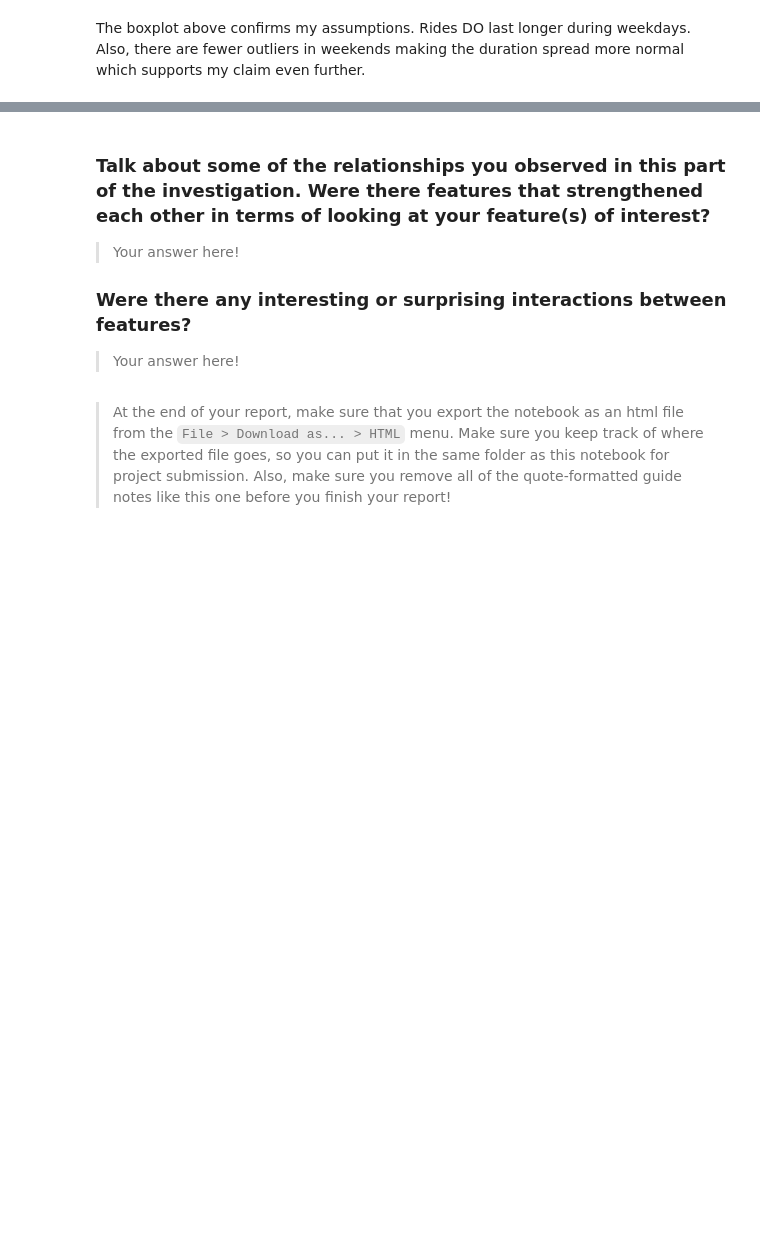
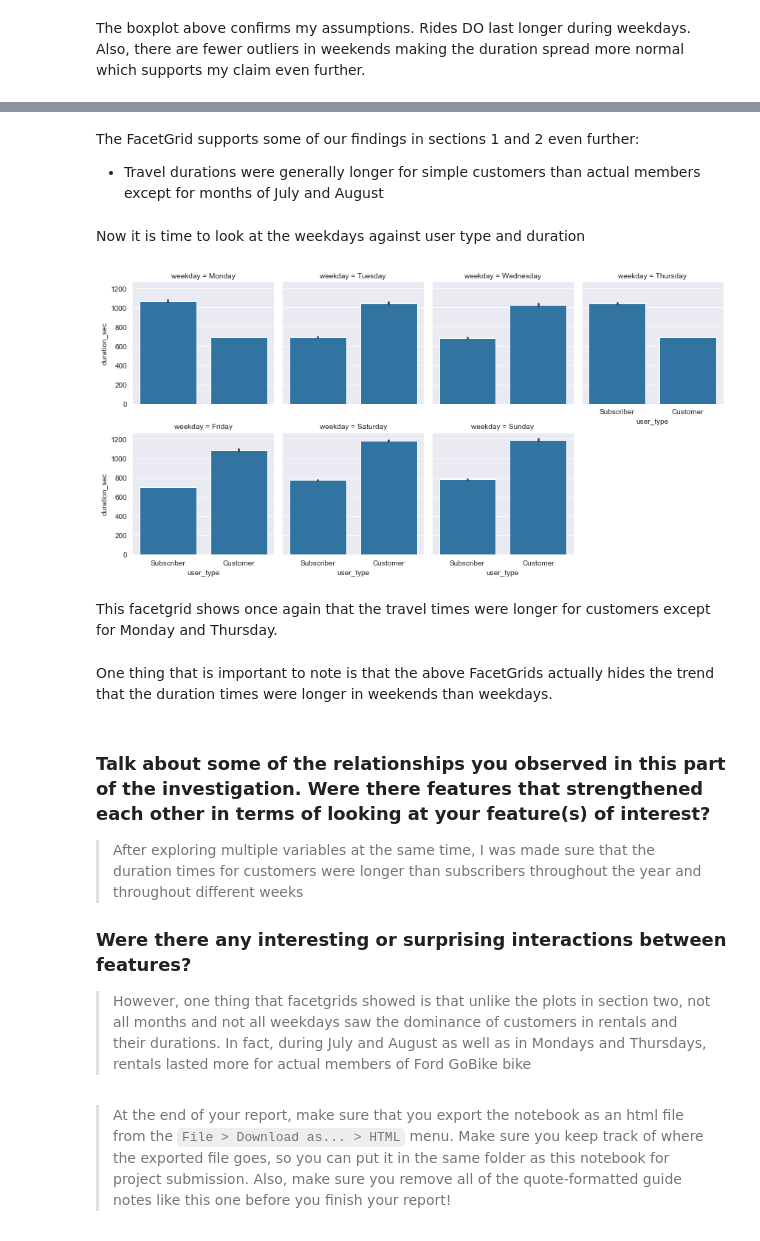
Before and after one commit to BexTuychiev/ford_gobike_tripdata, a Jupyter notebook: exploration_template.ipynb, the cells around one changed output, grey strips where cells are left out. Drawn from its saved outputs; the diff is of its cells as text; code cells hidden in the pictures; blank space fills up the shorter version.

```diff
--- a/exploration_template.ipynb
+++ b/exploration_template.ipynb
@@ -200,11 +205,25 @@ your work in the previous sections.
+# %% [markdown]
+The FacetGrid supports some of our findings in sections 1 and 2 even further:
+- Travel durations were generally longer for simple customers than actual members except for months of July and August
+# %% [markdown]
+Now it is time to look at the weekdays against user type and duration
+# %%
+g = sb.FacetGrid(data=less_durations, col='weekday', col_wrap=4)
+g.map(sb.barplot, 'user_type', 'duration_sec');
+# %% [output]
+[figure, added]
+# %% [markdown]
+This facetgrid shows once again that the travel times were longer for customers except for Monday and Thursday.
+# %% [markdown]
+One thing that is important to note is that the above FacetGrids actually hides the trend that the duration times were longer in weekends than weekdays.
 # %% [markdown]
 ### Talk about some of the relationships you observed in this part of the investigation. Were there features that strengthened each other in terms of looking at your feature(s) of interest?
 
-> Your answer here!
+> After exploring multiple variables at the same time, I was made sure that the duration times for customers were longer than subscribers throughout the year and throughout different weeks
 
 ### Were there any interesting or surprising interactions between features?
 
-> Your answer here!
+> However, one thing that facetgrids showed is that unlike the plots in section two, not all months and not all weekdays saw the dominance of customers in rentals and their durations. In fact, during July and August as well as in Mondays and Thursdays, rentals lasted more for actual members of Ford GoBike bike
 # %% [markdown]
 > At the end of your report, make sure that you export the notebook as an
 html file from the `File > Download as... > HTML` menu. Make sure you keep
```
Also changed, not shown: parts of 5 cells of this notebook.
